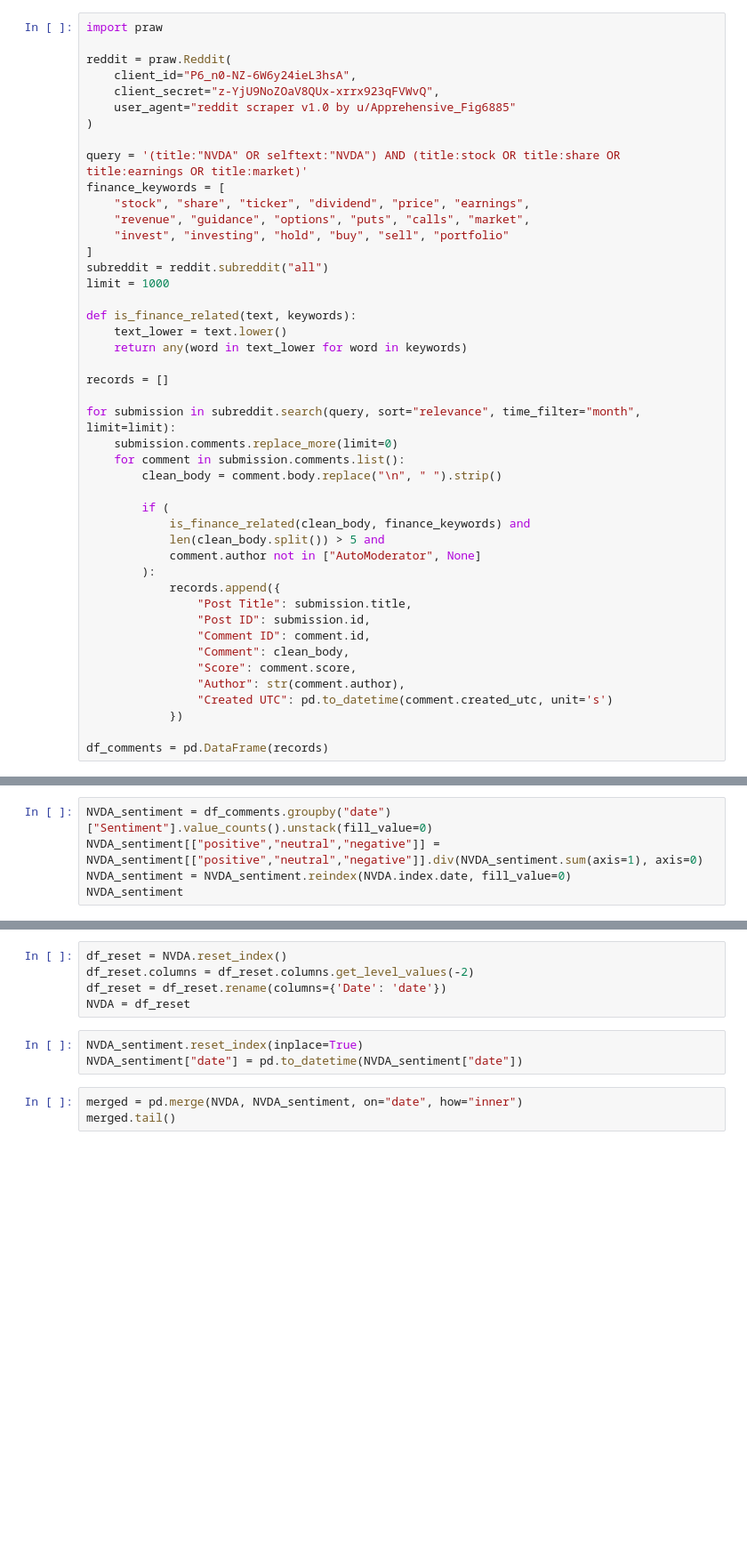
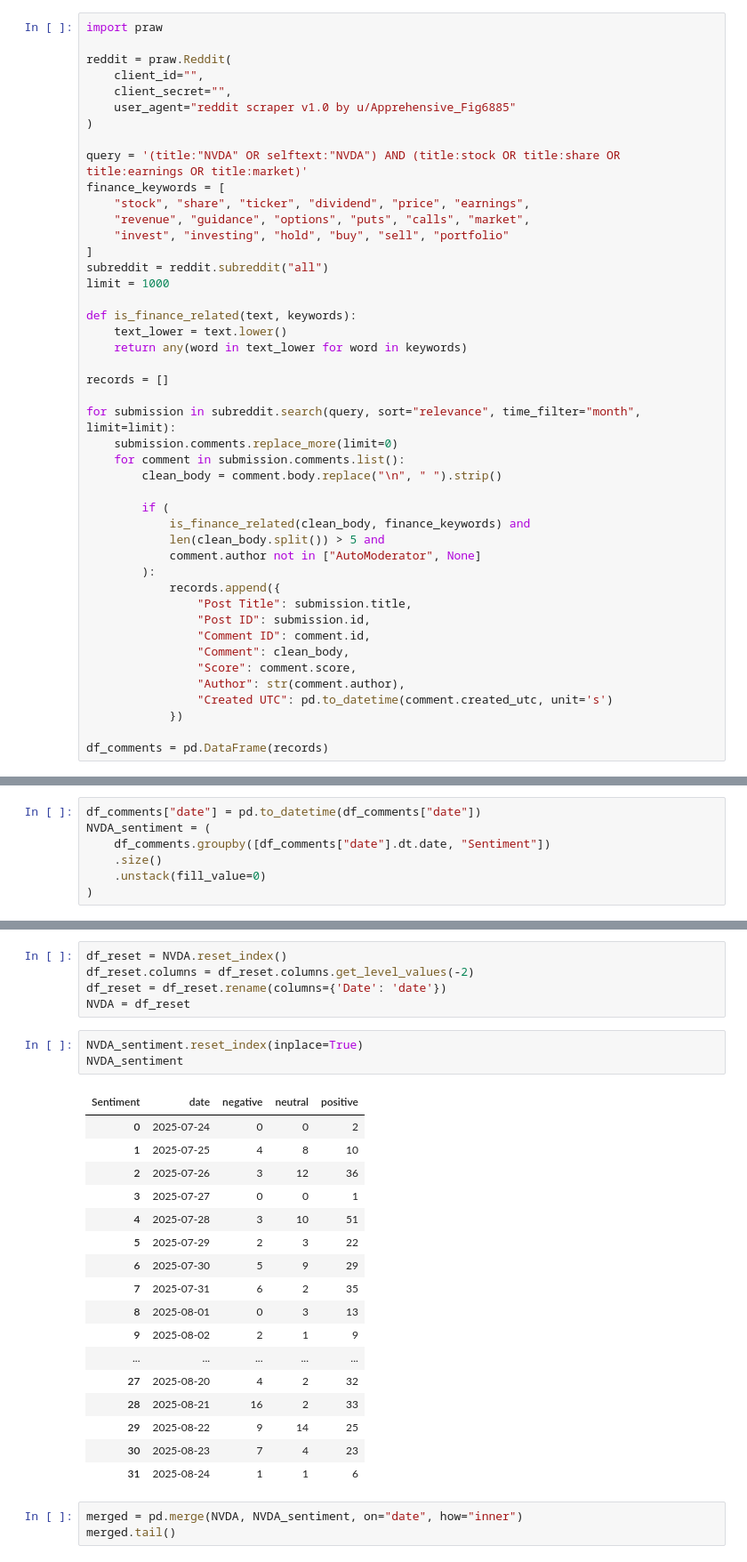
Before and after one commit to Tofuwang45/Stock_Prediction, a Jupyter notebook: prediction.ipynb, the cells around one changed output, grey strips where cells are left out. Shown at 89% size. Drawn from its saved outputs; the diff is of its cells as text; blank space fills up the shorter version.

```diff
--- a/prediction.ipynb
+++ b/prediction.ipynb
@@ -51,8 +51,8 @@ Note: you may need to restart the kernel to use updated packages.
 import praw
 
 reddit = praw.Reddit(
-    client_id="P6_n0-NZ-6W6y24ieL3hsA",
-    client_secret="z-YjU9NoZOaV8QUx-xrrx923qFVWvQ",
+    client_id="",
+    client_secret="",
     user_agent="reddit scraper v1.0 by u/Apprehensive_Fig6885"
 )
 
@@ -142,7 +142,9 @@ NVDA["Return"] = NVDA["Close"].pct_change()
 # %% [output]
 [*********************100%***********************]  1 of 1 completed
 # %%
-NVDA_sentiment = df_comments.groupby("date")["Sentiment"].value_counts().unstack(fill_value=0)
-NVDA_sentiment[["positive","neutral","negative"]] = NVDA_sentiment[["positive","neutral","negative"]].div(NVDA_sentiment.sum(axis=1), axis=0)
-NVDA_sentiment = NVDA_sentiment.reindex(NVDA.index.date, fill_value=0)
-NVDA_sentiment
+df_comments["date"] = pd.to_datetime(df_comments["date"])
+NVDA_sentiment = (
+    df_comments.groupby([df_comments["date"].dt.date, "Sentiment"])
+    .size()
+    .unstack(fill_value=0)
+)
@@ -168,7 +155,25 @@ df_reset = df_reset.rename(columns={'Date': 'date'})
 NVDA = df_reset
 # %%
 NVDA_sentiment.reset_index(inplace=True)
-NVDA_sentiment["date"] = pd.to_datetime(NVDA_sentiment["date"])
+NVDA_sentiment
+# %% [output]
+| Sentiment | date | negative | neutral | positive |
+| 0 | 2025-07-24 | 0 | 0 | 2 |
+| 1 | 2025-07-25 | 4 | 8 | 10 |
+| 2 | 2025-07-26 | 3 | 12 | 36 |
+| 3 | 2025-07-27 | 0 | 0 | 1 |
+| 4 | 2025-07-28 | 3 | 10 | 51 |
+| 5 | 2025-07-29 | 2 | 3 | 22 |
+| 6 | 2025-07-30 | 5 | 9 | 29 |
+| 7 | 2025-07-31 | 6 | 2 | 35 |
+| 8 | 2025-08-01 | 0 | 3 | 13 |
+| 9 | 2025-08-02 | 2 | 1 | 9 |
+| ... | ... | ... | ... | ... |
+| 27 | 2025-08-20 | 4 | 2 | 32 |
+| 28 | 2025-08-21 | 16 | 2 | 33 |
+| 29 | 2025-08-22 | 9 | 14 | 25 |
+| 30 | 2025-08-23 | 7 | 4 | 23 |
+| 31 | 2025-08-24 | 1 | 1 | 6 |
 # %%
 merged = pd.merge(NVDA, NVDA_sentiment, on="date", how="inner")
 merged.tail()
```
Also changed, not shown: parts of 1 cell of this notebook, 26 other files.
